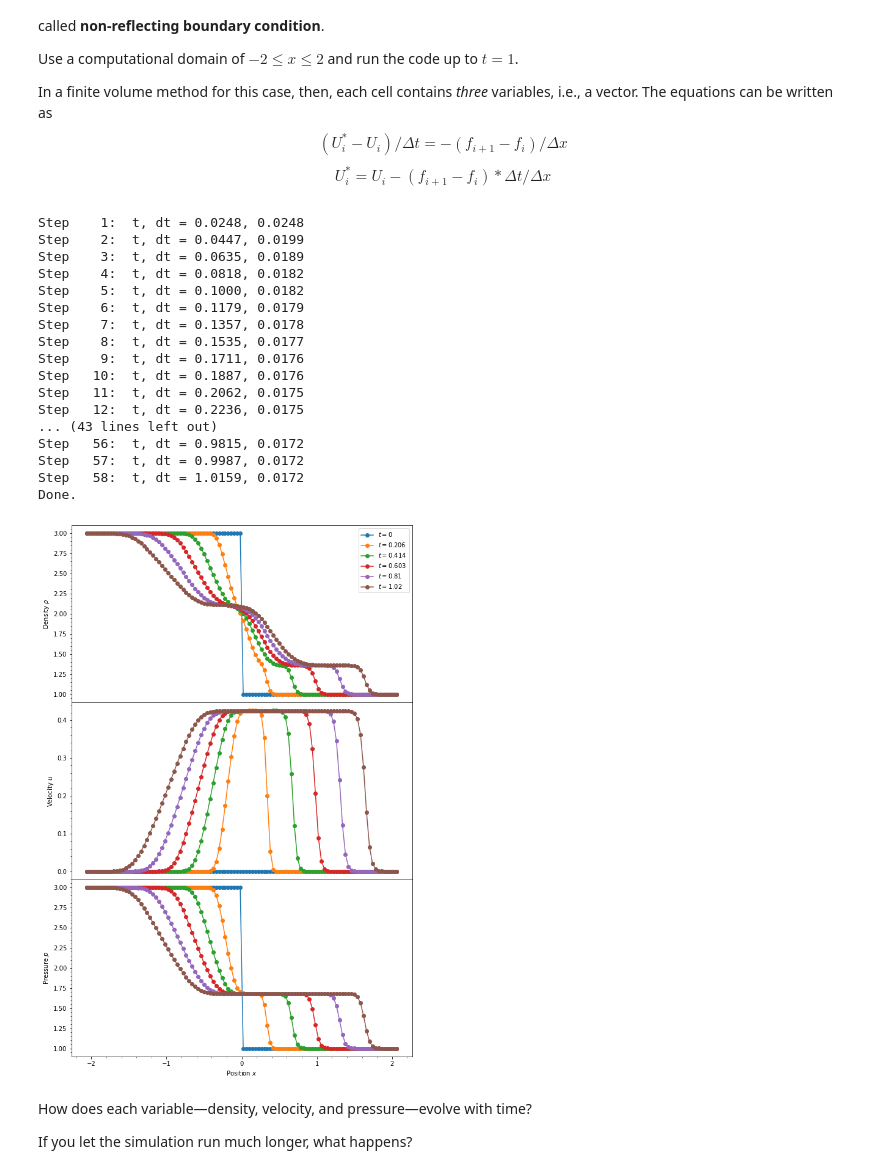
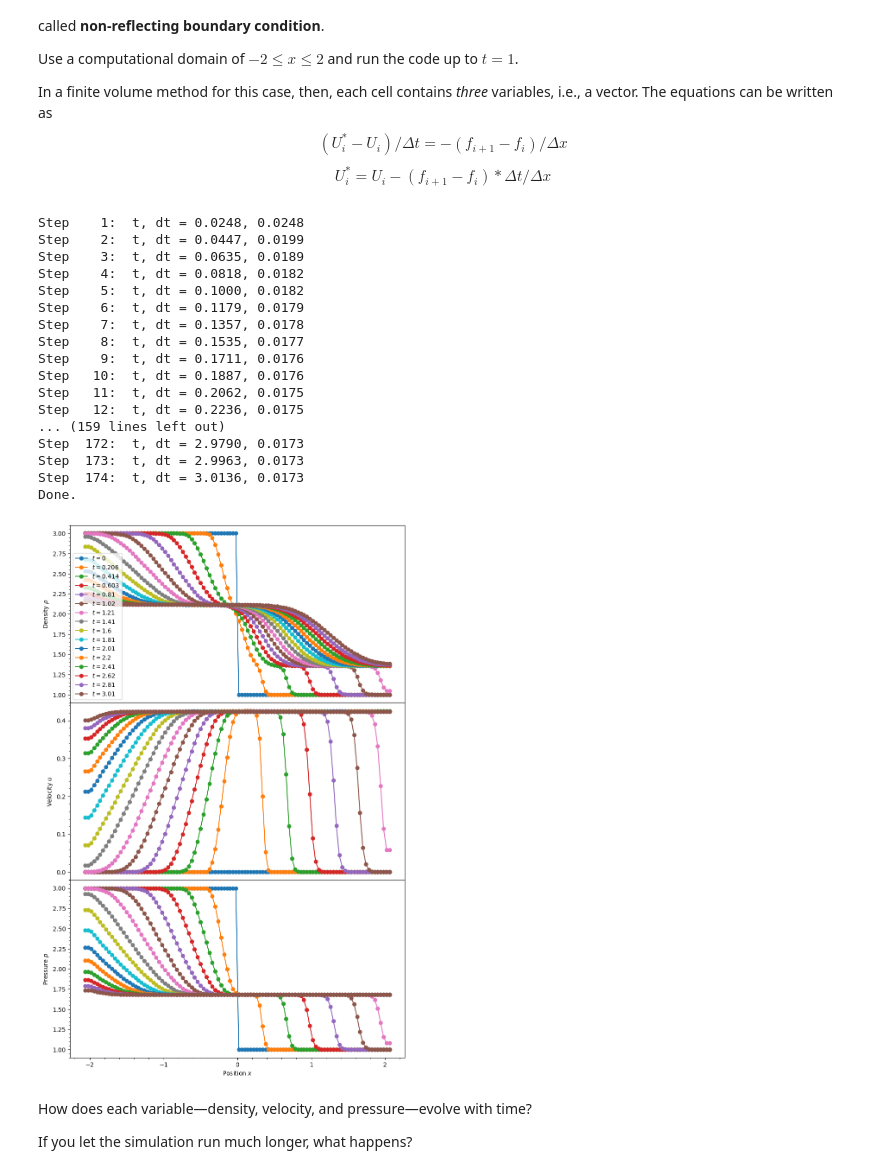
Before and after one commit to tedjohnson12/computational-physics-class-404-604-Spring-2024, a Jupyter notebook: Lect11.ipynb, the cells around one changed output. Drawn from its saved outputs; the diff is of its cells as text; code cells hidden in the pictures.

```diff
--- a/Lect11.ipynb
+++ b/Lect11.ipynb
@@ -165,9 +165,11 @@ while t < tend:
     for ix in range(1, Nx - 1):
         vel = Uold[ix]
         if vel >= 0:
-            U[ix] = Uold[ix] - # Please finish this line using u^2/2, Uold[ix-1], Uold[ix], Uold[ix+1]
+            U[ix] = Uold[ix] - dt/dx * (0.5*Uold[ix]**2 - 0.5*Uold[ix-1]**2)
+            # Please finish this line using u^2/2, Uold[ix-1], Uold[ix], Uold[ix+1]
         else:
-            U[ix] = Uold[ix] -  # Please finish this line using u^2/2
+            U[ix] = Uold[ix] -  dt/dx * (0.5*Uold[ix+1]**2 - 0.5*Uold[ix]**2)
+            # Please finish this line using u^2/2
     t += dt
 
     # Monitor total U after every dtout.
@@ -223,7 +225,7 @@ import matplotlib.pyplot as plt
 # Model Parameters
 xmin = -10.0   # left boundary
 xmax = +10.0   # right boundary
-Nx = 101      # number of grid points (including boundary)
+Nx = 1001      # number of grid points (including boundary)
 tend = 20.0    # end time
 dtout = 1.0   # time interval for outputs
 
@@ -250,9 +252,9 @@ ax.minorticks_on()
 def riemann(Uleft, Uright):
     """Returns the flux given the left state Uleft and the right state Uright. """
     if Uleft >0 :
-        f = ... # finish this line
+        f = 0.5*Uleft**2
     else:
-        f = ... # finish this line
+        f = 0.5*Uright**2
     return f
 riemann_vec = np.vectorize(riemann)
 
@@ -341,7 +343,7 @@ import matplotlib.pyplot as plt
 # Model Parameters
 xmin = -10.0  # left boundary
 xmax = +10.0  # right boundary
-Nx = 100      # number of cells
+Nx = 1000      # number of cells
 Nghost = 2    # number of ghost cells
 tend = 40.0   # end time
 dtout = 5.0   # time interval for outputs
@@ -374,10 +376,10 @@ riemann_vec = np.vectorize(riemann)
 tout = t + dtout
 while t < tend:
     # Task: Implement periodic boundary conditions here. U[0], U[1], U[-1], U[-2]
-    U[0]= ...
-    U[1]= ...
-    U[-2]= ...
-    U[-1]= ...
+    U[0]= U[-4]
+    U[1]= U[-3]
+    U[-2]= U[2]
+    U[-1]= U[3]
 
     # Riemann flux
     flux = riemann_vec(U[Nghost-1:-Nghost], U[Nghost:-Nghost+1])
@@ -551,7 +553,7 @@ xmax = +2.0  # right boundary
 Nhydro = 3   # number of conservation laws/variables
 Nx = 100     # number of cells
 Nghost = 2   # number of ghost cells
-tend = 1.0   # end time
+tend = 3.0   # end time
 dtout = 0.2  # time interval for outputs
 cfl = 0.8    # Courant number
 
@@ -610,44 +612,44 @@ while t < tend:
     for ihydro in range(Nhydro):
       for ix in np.arange(Nghost,Nx+Nghost):
         #please finish this line to advance every grid to the next timestep.
-        U[ihydro][ix]=U[ihydro][ix]...
+        U[ihydro][ix]=U[ihydro][ix] - (flux[ihydro,ix+1] - flux[ihydro,ix])/dx*dt
 
     t += dt
     n += 1
     print("Step {:4d}:  t, dt = {:.4f}, {:.4f}".format(n, t, dt))
 
     # Convert U into W for next round.
     W = cons2prim(U)
 
     # Plot the result after every dtout.
     if t >= tout:
         for i in range(Nhydro):
             axes[i].plot(x, W[i], 'o-', label=r"$t = {:.3G}$".format(t))
         tout += dtout
 
 axes[0].legend()
 
 print("Done.")
 plt.show()
 # %% [output]
 Step    1:  t, dt = 0.0248, 0.0248
 Step    2:  t, dt = 0.0447, 0.0199
 Step    3:  t, dt = 0.0635, 0.0189
 Step    4:  t, dt = 0.0818, 0.0182
 Step    5:  t, dt = 0.1000, 0.0182
 Step    6:  t, dt = 0.1179, 0.0179
 Step    7:  t, dt = 0.1357, 0.0178
 Step    8:  t, dt = 0.1535, 0.0177
 Step    9:  t, dt = 0.1711, 0.0176
 Step   10:  t, dt = 0.1887, 0.0176
 Step   11:  t, dt = 0.2062, 0.0175
 Step   12:  t, dt = 0.2236, 0.0175
-... (43 lines left out)
-Step   56:  t, dt = 0.9815, 0.0172
-Step   57:  t, dt = 0.9987, 0.0172
-Step   58:  t, dt = 1.0159, 0.0172
+... (159 lines left out)
+Step  172:  t, dt = 2.9790, 0.0173
+Step  173:  t, dt = 2.9963, 0.0173
+Step  174:  t, dt = 3.0136, 0.0173
 Done.
-[figure, old version]
+[figure, new version]
 # %% [markdown]
 How does each variable—density, velocity, and pressure—evolve with time?
 
```
Also changed, not shown: parts of 4 cells of this notebook.
